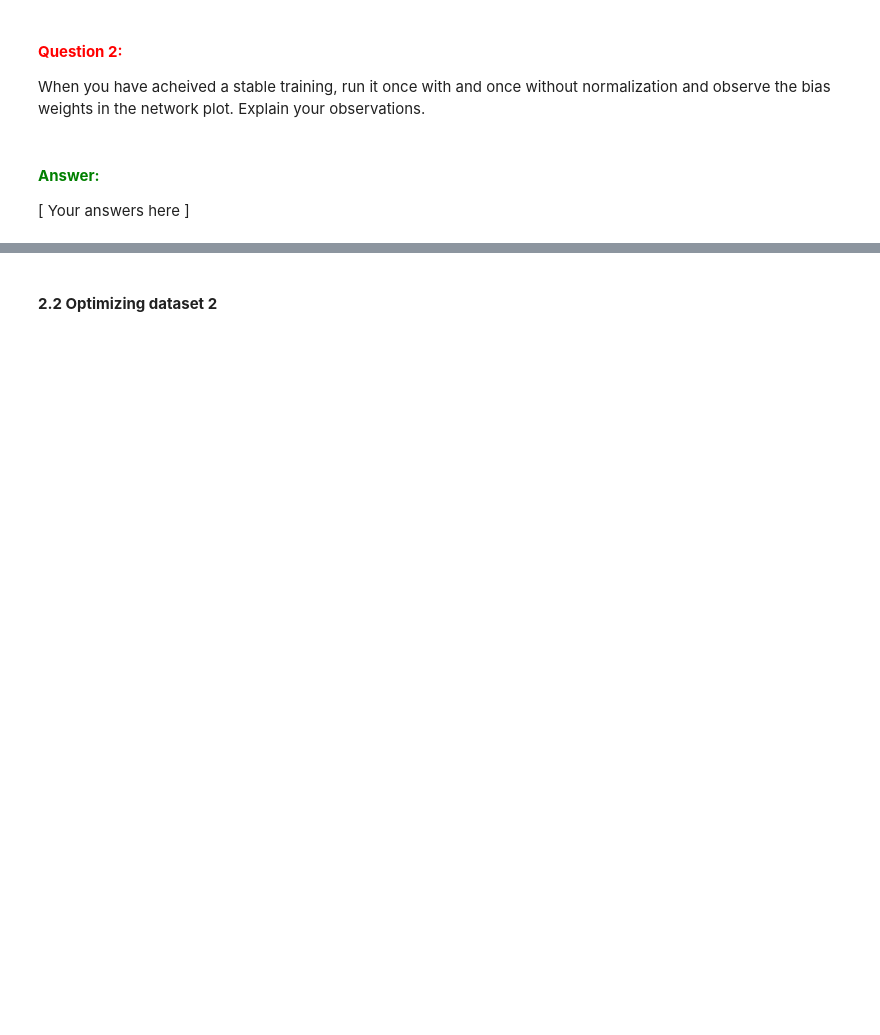
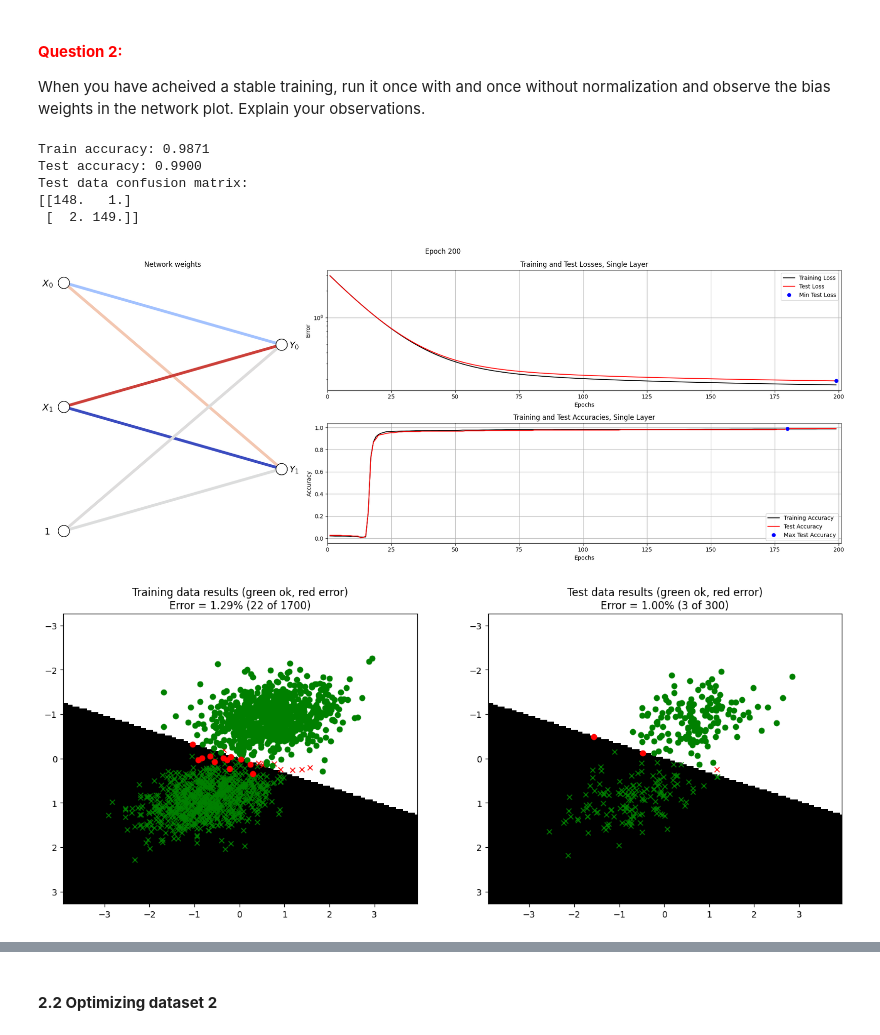
Before and after one commit to qqyfly/732A55_Neural_Networks_and_Learning_Systems, a Jupyter notebook: Homework/Lab/A1_Supervised/main2_SingleLayer.ipynb, the cells around one changed output, grey strips where cells are left out. Saved outputs shown, nothing was run; the diff lists cells and outputs as text; code cells hidden in the pictures; blank space fills up the shorter version.

Commit message:
update Lab1 single nn answer

```diff
--- a/Homework/Lab/A1_Supervised/main2_SingleLayer.ipynb
+++ b/Homework/Lab/A1_Supervised/main2_SingleLayer.ipynb
@@ -110,23 +106,9 @@ def backward(W, B, X, Y, D, useTanhOutput=False):
     # --------------------------------------------
 
     # Calculate gradients
-    if useTanhOutput:
-        # Gradient of tanh
-        # GradW = 2*(D-Y)*(1-Y^2)*X
-        # GradB = 2*(D-Y)*(1-Y^2)
-        GradW = np.dot(2*(D - Y)*(1 - Y**2),X.T )
-        GradB = np.sum(2*(D - Y)*(1 - Y**2), axis=0)
-    else:
-        # GradW = 2*(D-Y)*(1-D^2)*X
-        # GradB = 2*(D-Y)
-        #GradW = np.dot(X.T ,2*(D - Y))
-        #GradB = np.sum(2*(D - Y), axis=0)
+    GradW = -2/N * np.dot(X.T, D - Y)
+    GradB = -2/N * np.sum(D - Y, axis=0, keepdims=True)
 
-        der_error = (Y - D)
-        der_out = Y
-        der_error_and_der_out = der_error * der_out
-        GradW = np.dot(input.T, der_error_and_der_out)
-        GradB =
     # ============================================
 
     return GradW, GradB
@@ -463,7 +448,23 @@ Optimize the training until you reach at least 98% test accuracy. Briefly motiva
 #### **<span style="color:red">Question 2:</span>**
 
 When you have acheived a stable training, run it once with and once without normalization and observe the bias weights in the network plot. Explain your observations.
-# %% [markdown]
-#### **<span style="color:green">Answer:</span>**
-
-\[ Your answers here \]
+# %%
+# Select and load dataset
+nInputs  = 2
+nClasses = 2
+
+W0 = np.random.randn(nInputs, nClasses)
+B0 = np.zeros((1, nClasses))
+
+params = {"epochs": 200, "learningRate": 0.01, "normalize": True, "useTanhOutput":False}
+# ============================================
+
+trainSingleLayerOnDataset(1, 0.15, W0, B0, params)
+# %% [output]
+Train accuracy: 0.9871
+Test accuracy: 0.9900
+Test data confusion matrix:
+[[148.   1.]
+ [  2. 149.]]
+[figure, added]
+[figure, added]
```
Also changed, not shown: parts of 20 cells of this notebook, 3 other files.
